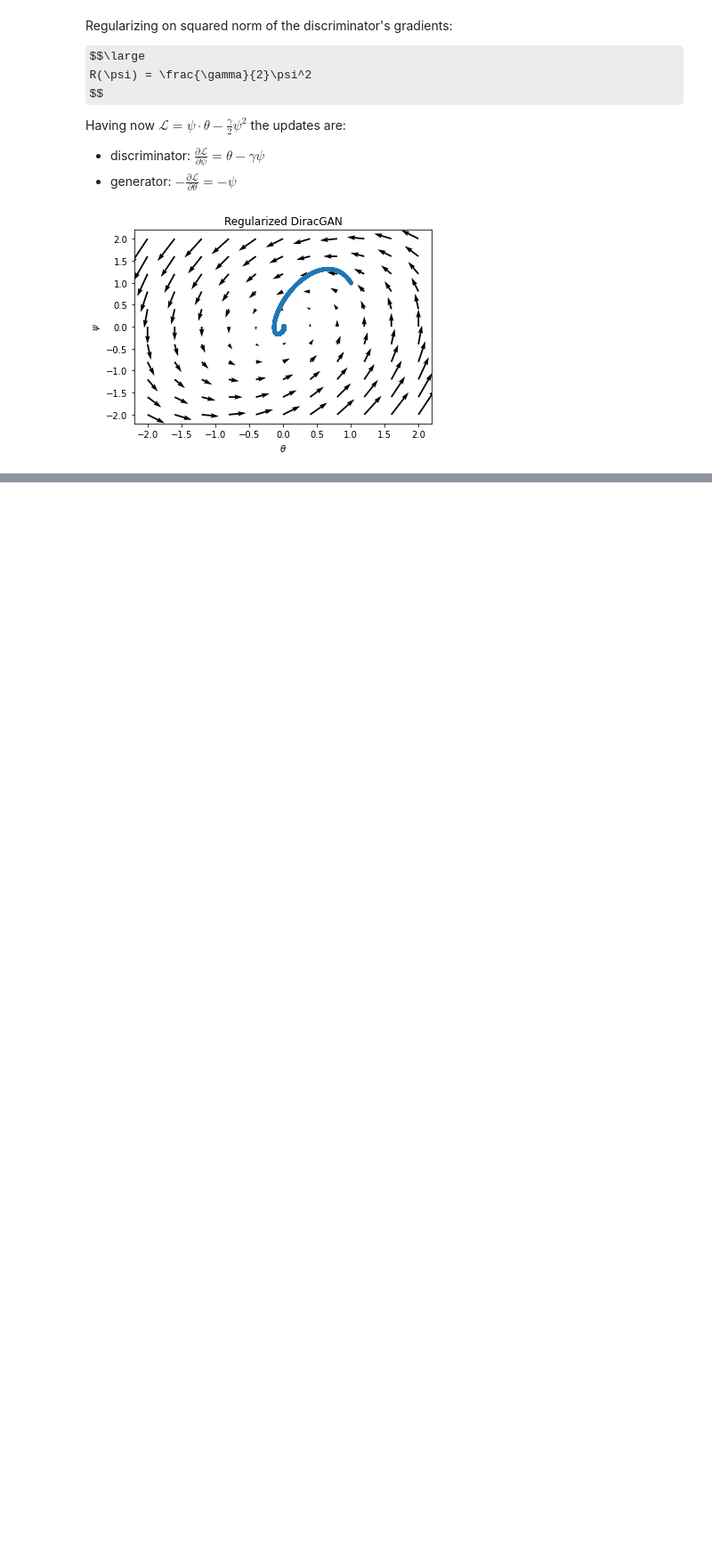
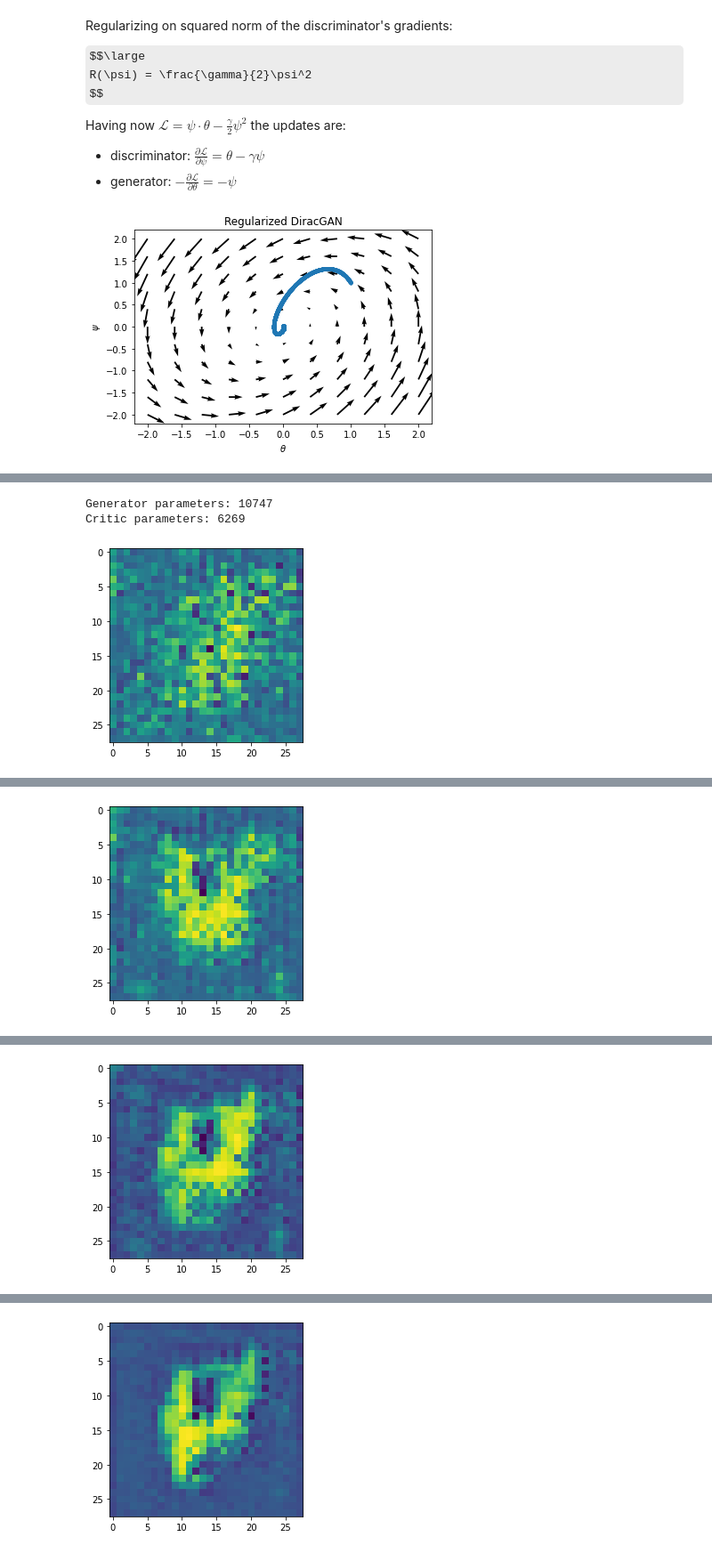
Before and after one commit to ilgabbio/meetup-generative-models, a Jupyter notebook: 09_WGAN.ipynb, the cells around one changed output, grey strips where cells are left out. Shown: that part at 89% size. Cells and saved outputs as stored; diff of their text form; code cells hidden in the pictures; some formulas as TeX source; blank space fills up the shorter version.

```diff
--- a/09_WGAN.ipynb
+++ b/09_WGAN.ipynb
@@ -290,3 +288,19 @@ $$
 Circle distribution, discriminator gradient magnitudes near Nash equilibrium:
 
 <img src="images/GAN_r1r2.png" width="750pt"/>
+# %%
+%autoreload
+
+from WGAN import train
+
+# Training on MNIST:
+generator, critic, fakes, losses = train(
+    epochs=50,
+    critic_iterations=5,
+    lr=3e-4,
+    r1_gamma=10.0
+)
+# %% [output]
+Generator parameters: 10747
+Critic parameters: 6269
+[figure, added]
@@ -292,0 +308 @@ Circle distribution, discriminator gradient magnitudes near Nash equilibrium:
+[figure, added]
@@ -292,0 +310 @@ Circle distribution, discriminator gradient magnitudes near Nash equilibrium:
+[figure, added]
@@ -292,0 +312 @@ Circle distribution, discriminator gradient magnitudes near Nash equilibrium:
+[figure, added]
```
Also changed, not shown: parts of 11 cells of this notebook, 10 other files.
